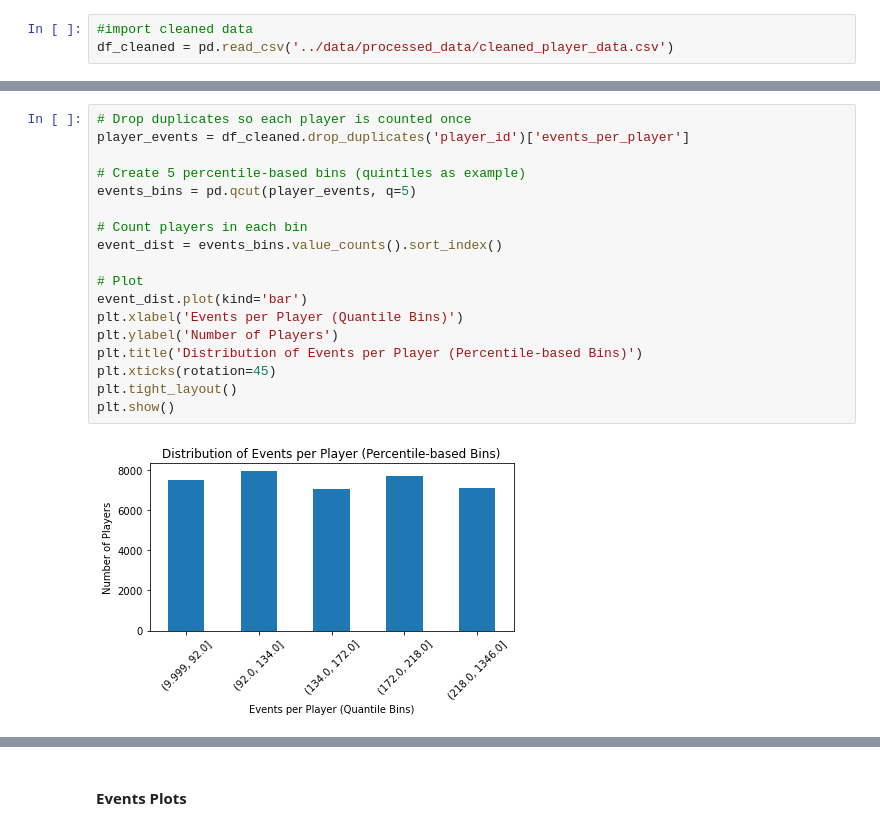
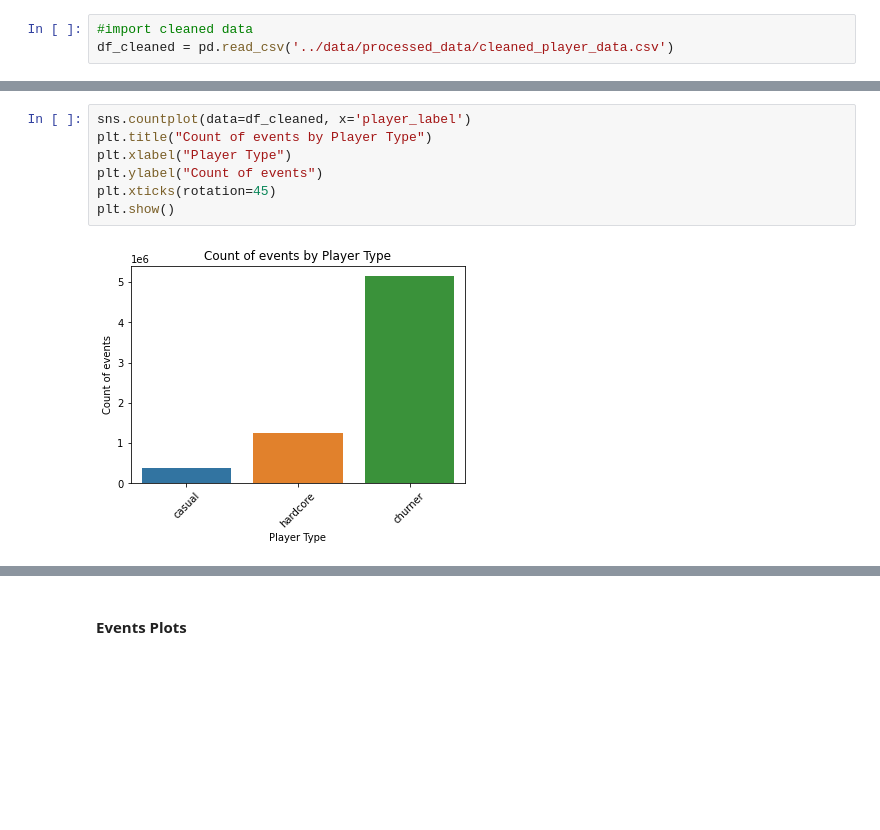
Before and after one commit to ilanharari/gameplay_analysis, a Jupyter notebook: notebooks/02data_visualizations.ipynb, the cells around one changed output, grey strips where cells are left out. Saved outputs shown, nothing was run; the diff lists cells and outputs as text; blank space fills up the shorter version.

```diff
--- a/notebooks/02data_visualizations.ipynb
+++ b/notebooks/02data_visualizations.ipynb
@@ -68,20 +42,9 @@ plt.show()
-# %%
-# Drop duplicates so each player is counted once
-player_events = df_cleaned.drop_duplicates('player_id')['events_per_player']
-
-# Create 5 percentile-based bins (quintiles as example)
-events_bins = pd.qcut(player_events, q=5)
-
-# Count players in each bin
-event_dist = events_bins.value_counts().sort_index()
-
-# Plot
-event_dist.plot(kind='bar')
-plt.xlabel('Events per Player (Quantile Bins)')
-plt.ylabel('Number of Players')
-plt.title('Distribution of Events per Player (Percentile-based Bins)')
-plt.xticks(rotation=45)
-plt.tight_layout()
-plt.show()
-# %% [output]
-[figure, removed]
+# %%
+sns.countplot(data=df_cleaned, x='player_label')
+plt.title("Count of events by Player Type")
+plt.xlabel("Player Type")
+plt.ylabel("Count of events")
+plt.xticks(rotation=45)
+plt.show()
+# %% [output]
+[figure, new version]
```
Also changed, not shown: parts of 19 cells of this notebook.
